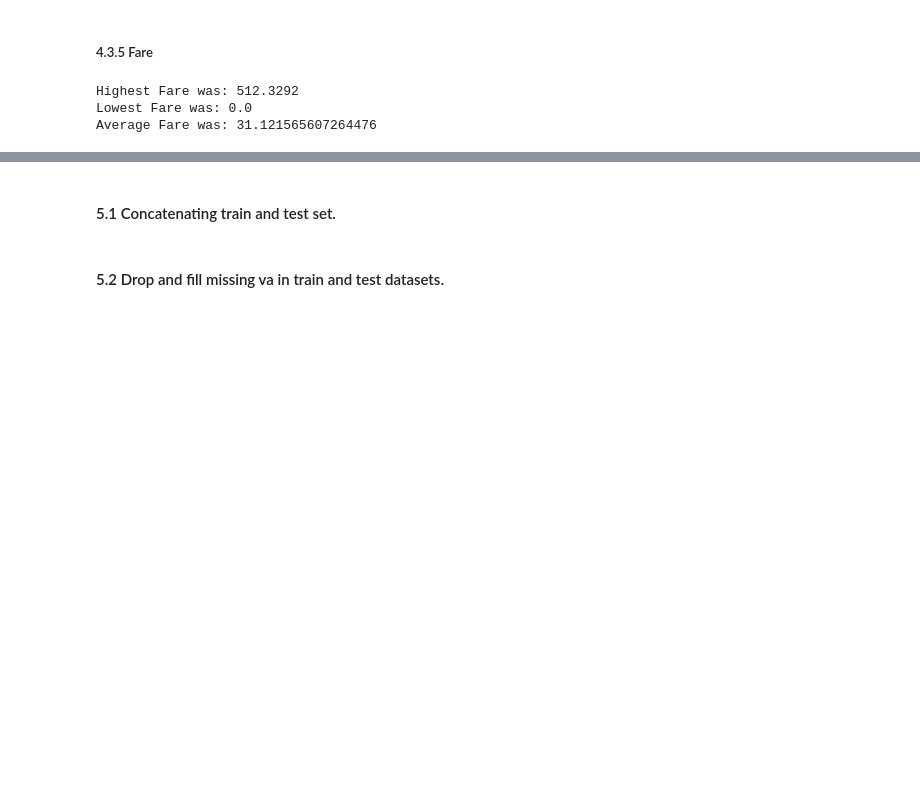
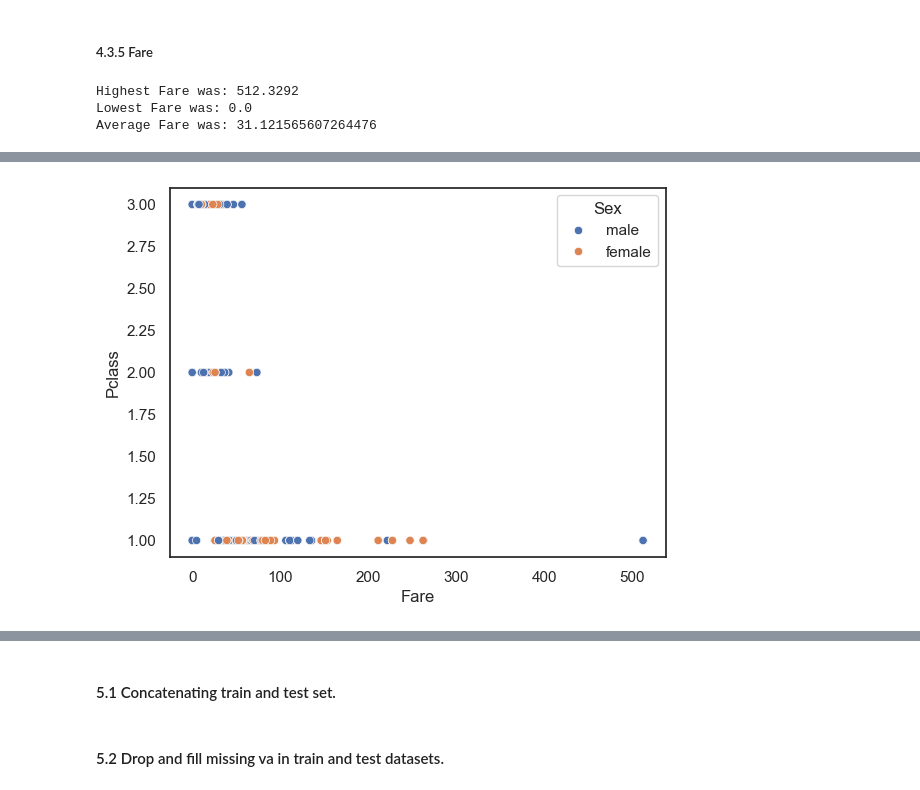
Before and after one commit to Fabiqula/Titanic_kaggle, a Jupyter notebook: main.ipynb, the cells around one changed output, grey strips where cells are left out. Saved outputs shown, nothing was run; the diff lists cells and outputs as text; code cells hidden in the pictures; blank space fills up the shorter version.

```diff
--- a/main.ipynb
+++ b/main.ipynb
@@ -604,0 +659,6 @@ plt.show()
+# %%
+sns.scatterplot(x='Fare', y='Pclass',hue='Sex', data=train)
+
+plt.show()
+# %% [output]
+[figure, added]
```
Also changed, not shown: parts of 91 cells of this notebook.
